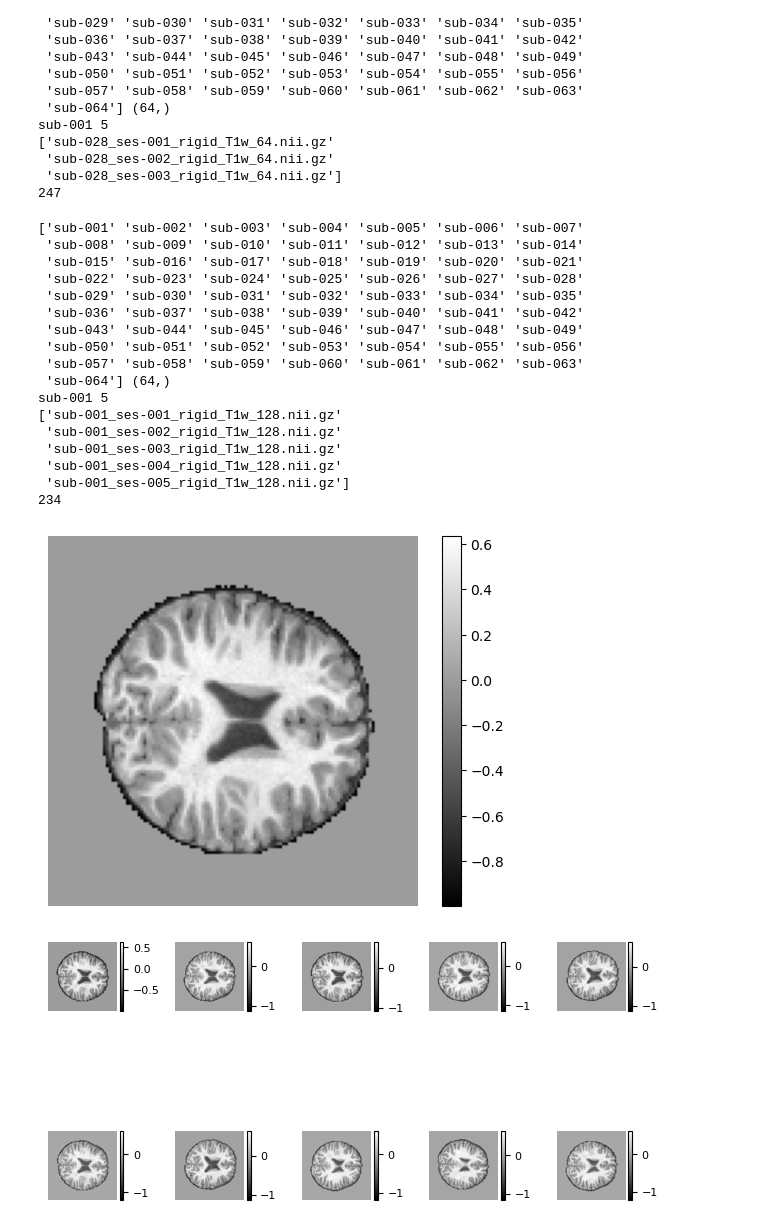
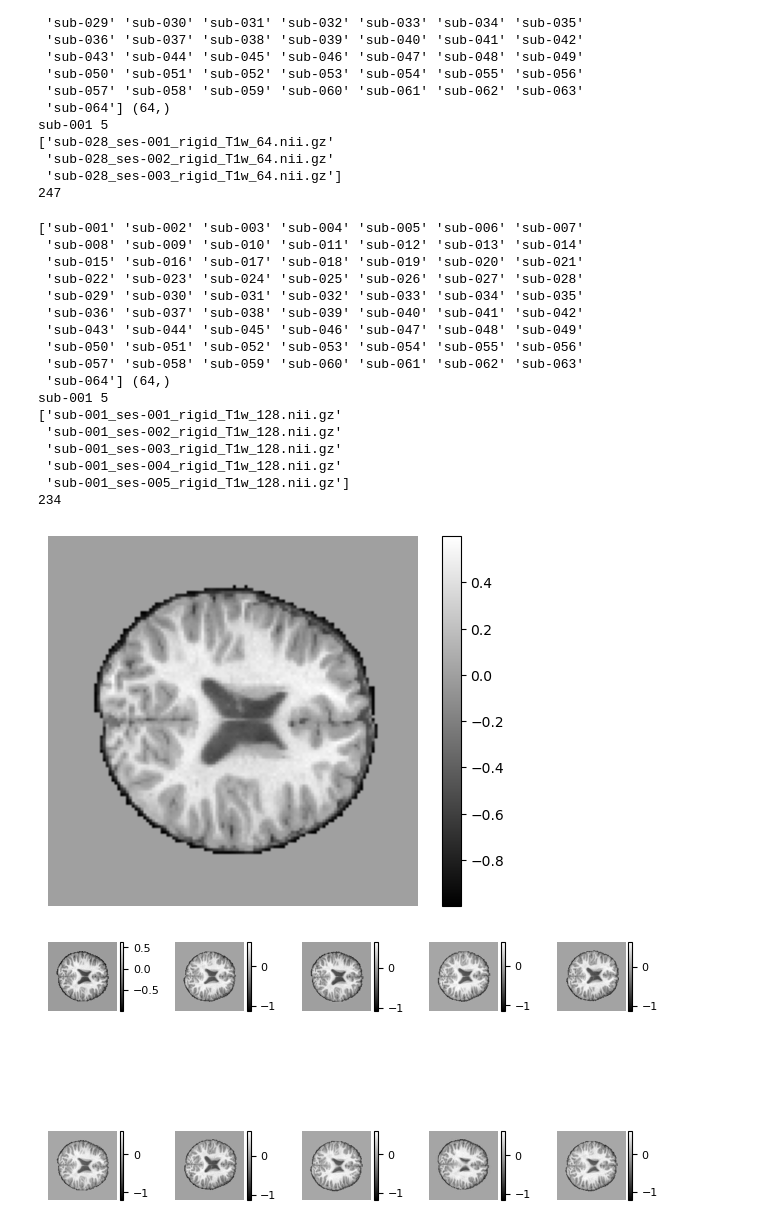
Before and after one commit to Andjelaaaa/longitudinal-neighbourhood-embedding, a Jupyter notebook: src/visualization.ipynb, the cells around one changed output. Cells and saved outputs as stored; diff of their text form; code cells hidden in the pictures.

```diff
--- a/src/visualization.ipynb
+++ b/src/visualization.ipynb
@@ -78,35 +78,35 @@ count = 0
 for sub in list(np.array(data)):
     count += int(np.array(data[f'{sub}']).shape[0])
 print(count)
 
-img = np.array(data['sub-001'][f'sub-001_ses-002_rigid_T1w_{size}.nii.gz'])
+img = np.array(data['sub-001'][f'sub-001_ses-003_rigid_T1w_{size}.nii.gz'])
 # Extract the slice from the image data
 slice_index = 64
 slice_data_img = img[:, :, slice_index]
 # Plot the slice using Matplotlib
 plt.imshow(slice_data_img, cmap='gray')
 plt.colorbar()
 plt.axis('off')
 plt.show()
 # %% [output]
 ['sub-001' 'sub-002' 'sub-003' 'sub-004' 'sub-005' 'sub-006' 'sub-007'
  'sub-008' 'sub-009' 'sub-010' 'sub-011' 'sub-012' 'sub-013' 'sub-014'
  'sub-015' 'sub-016' 'sub-017' 'sub-018' 'sub-019' 'sub-020' 'sub-021'
  'sub-022' 'sub-023' 'sub-024' 'sub-025' 'sub-026' 'sub-027' 'sub-028'
  'sub-029' 'sub-030' 'sub-031' 'sub-032' 'sub-033' 'sub-034' 'sub-035'
  'sub-036' 'sub-037' 'sub-038' 'sub-039' 'sub-040' 'sub-041' 'sub-042'
  'sub-043' 'sub-044' 'sub-045' 'sub-046' 'sub-047' 'sub-048' 'sub-049'
  'sub-050' 'sub-051' 'sub-052' 'sub-053' 'sub-054' 'sub-055' 'sub-056'
  'sub-057' 'sub-058' 'sub-059' 'sub-060' 'sub-061' 'sub-062' 'sub-063'
  'sub-064'] (64,)
 sub-001 5
 ['sub-001_ses-001_rigid_T1w_128.nii.gz'
  'sub-001_ses-002_rigid_T1w_128.nii.gz'
  'sub-001_ses-003_rigid_T1w_128.nii.gz'
  'sub-001_ses-004_rigid_T1w_128.nii.gz'
  'sub-001_ses-005_rigid_T1w_128.nii.gz']
 234
-[figure, old version]
+[figure, new version]
 # %%
 size = '128'
 data_format = f'uncrop_{size}'
```
Also changed, not shown: parts of 1 cell of this notebook, 2 other files.
